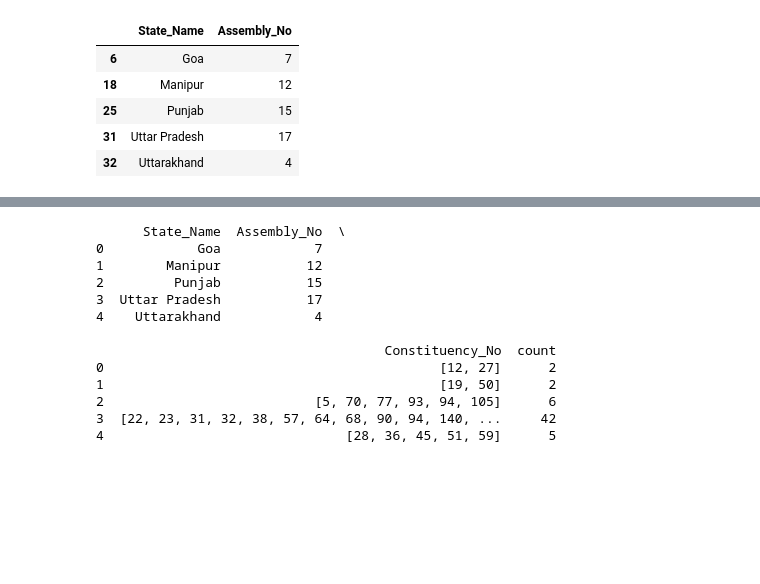
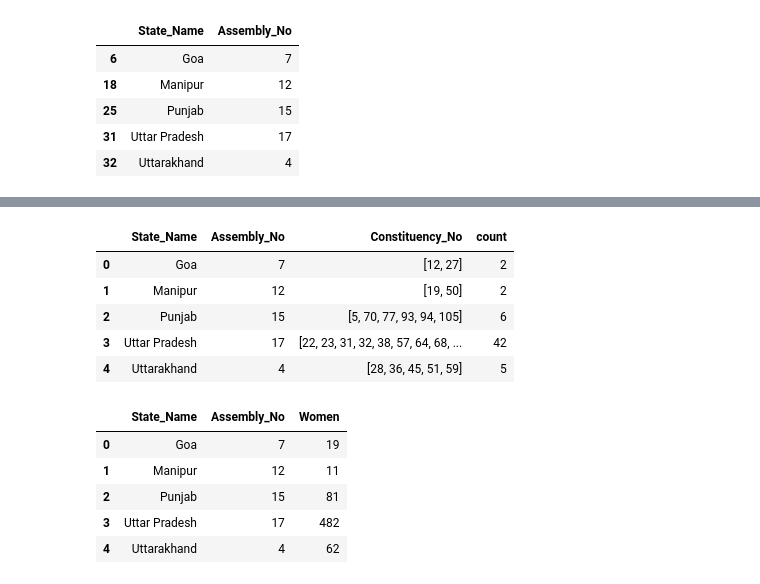
Before and after one commit to srishti-gupta-me/Election_Dashboard_Changes, a Jupyter notebook: data/Derived_files.ipynb, the cells around one changed output, grey strips where cells are left out. Drawn from its saved outputs; the diff is of its cells as text; code cells hidden in the pictures; blank space fills up the shorter version.

```diff
--- a/data/Derived_files.ipynb
+++ b/data/Derived_files.ipynb
@@ -193,28 +146,34 @@ df_constituencies.to_csv('constituencies.csv')
 # %%
 #Women Winner
 
 df_women_winner=df[(df['State_Name'].isin(states)) & (df['Position']==1) & (df['Sex']=='F')].groupby(['State_Name','Assembly_No'])['Constituency_No'].unique().reset_index()
 
 df_women_winner=df_assembly.merge(df_women_winner, how='left', on=['State_Name','Assembly_No'])
 
 df_women_winner['count']=np.nan
 
 df_women_winner['count']=df_women_winner['Constituency_No'].str.len()
 
-print(df_women_winner)
-
-df_women_winner.to_csv('women_winner.csv')
+df_women_winner
 # %% [output]
-      State_Name  Assembly_No  \
-0            Goa            7
-1        Manipur           12
-2         Punjab           15
-3  Uttar Pradesh           17
-4    Uttarakhand            4
-
-                                     Constituency_No  count
-0                                           [12, 27]      2
-1                                           [19, 50]      2
-2                           [5, 70, 77, 93, 94, 105]      6
-3  [22, 23, 31, 32, 38, 57, 64, 68, 90, 94, 140, ...     42
-4                               [28, 36, 45, 51, 59]      5
+|  | State_Name | Assembly_No | Constituency_No | count |
+| 0 | Goa | 7 | [12, 27] | 2 |
+| 1 | Manipur | 12 | [19, 50] | 2 |
+| 2 | Punjab | 15 | [5, 70, 77, 93, 94, 105] | 6 |
+| 3 | Uttar Pradesh | 17 | [22, 23, 31, 32, 38, 57, 64, 68, ... | 42 |
+| 4 | Uttarakhand | 4 | [28, 36, 45, 51, 59] | 5 |
+# %%
+df_women_contestant=df[(df['State_Name'].isin(states)) & (df['Sex']=='F')].groupby(['State_Name','Assembly_No'])['Candidate'].count().reset_index()
+
+df_women_contestant=df_assembly.merge(df_women_contestant, how='left', on=['State_Name','Assembly_No'])
+
+df_women_contestant.rename({'Candidate':'Women'}, axis=1, inplace=True)
+
+df_women_contestant
+# %% [output]
+|  | State_Name | Assembly_No | Women |
+| 0 | Goa | 7 | 19 |
+| 1 | Manipur | 12 | 11 |
+| 2 | Punjab | 15 | 81 |
+| 3 | Uttar Pradesh | 17 | 482 |
+| 4 | Uttarakhand | 4 | 62 |
```
Also changed, not shown: parts of 14 cells of this notebook, 3 other files.
